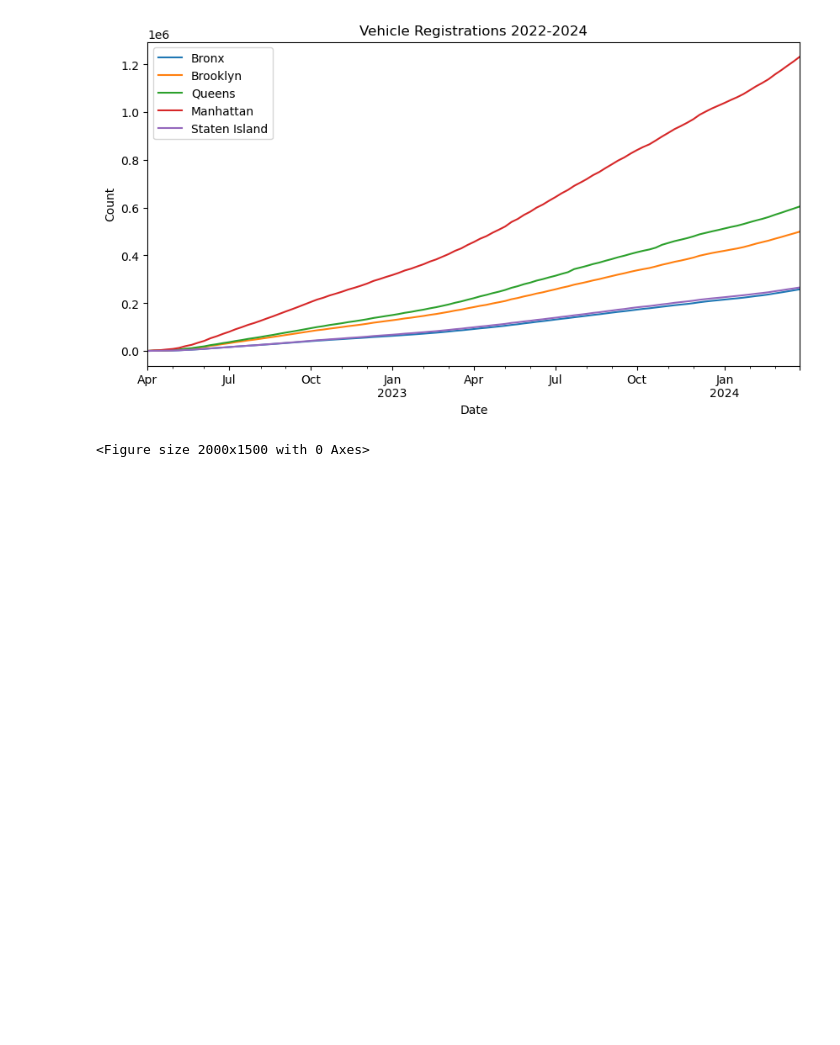
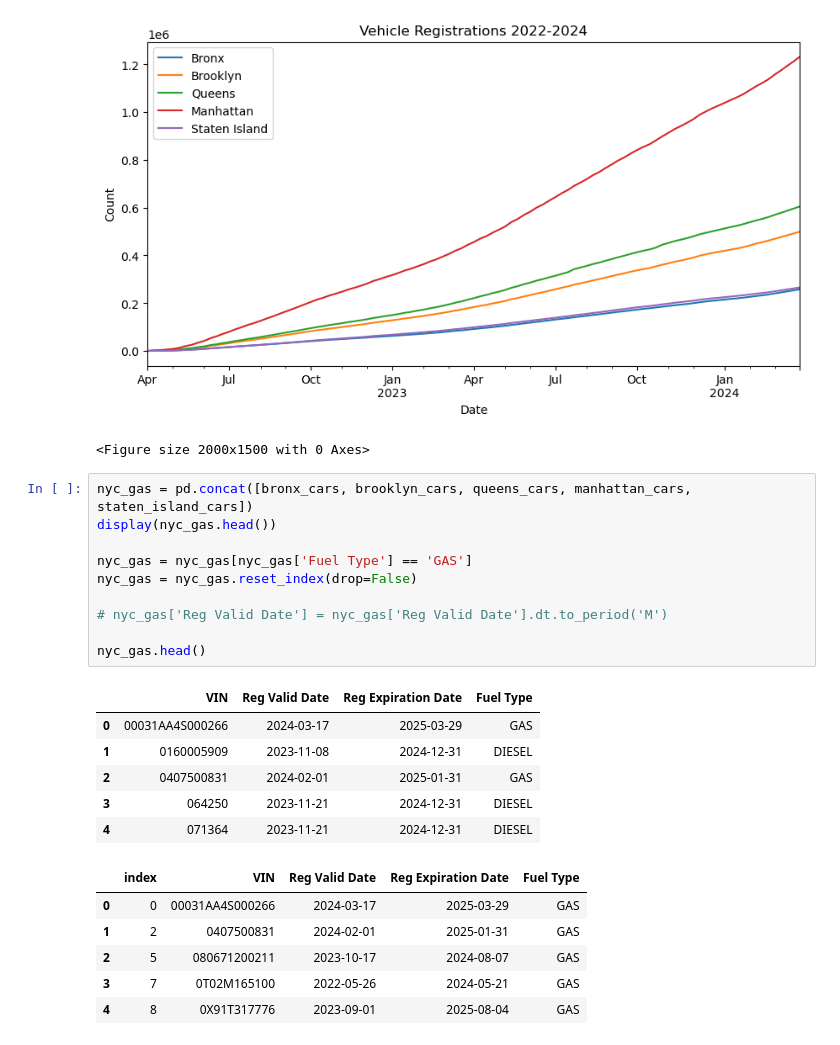
Before and after one commit to heidthecamp/CU-VIRT-AI-PT-03-2024-U-LOLC-PROJECT-1, a Jupyter notebook: displaying_data.ipynb, the cells around one changed output. Drawn from its saved outputs; the diff is of its cells as text; blank space fills up the shorter version.

```diff
--- a/displaying_data.ipynb
+++ b/displaying_data.ipynb
@@ -257,3 +251,26 @@ plt.show()
 # %% [output]
 [figure]
 <Figure size 2000x1500 with 0 Axes>
+# %%
+nyc_gas = pd.concat([bronx_cars, brooklyn_cars, queens_cars, manhattan_cars, staten_island_cars])
+display(nyc_gas.head())
+
+nyc_gas = nyc_gas[nyc_gas['Fuel Type'] == 'GAS']
+nyc_gas = nyc_gas.reset_index(drop=False)
+
+# nyc_gas['Reg Valid Date'] = nyc_gas['Reg Valid Date'].dt.to_period('M')
+
+nyc_gas.head()
+# %% [output]
+|  | VIN | Reg Valid Date | Reg Expiration Date | Fuel Type |
+| 0 | 00031AA4S000266 | 2024-03-17 | 2025-03-29 | GAS |
+| 1 | 0160005909 | 2023-11-08 | 2024-12-31 | DIESEL |
+| 2 | 0407500831 | 2024-02-01 | 2025-01-31 | GAS |
+| 3 | 064250 | 2023-11-21 | 2024-12-31 | DIESEL |
+| 4 | 071364 | 2023-11-21 | 2024-12-31 | DIESEL |
+|  | index | VIN | Reg Valid Date | Reg Expiration Date | Fuel Type |
+| 0 | 0 | 00031AA4S000266 | 2024-03-17 | 2025-03-29 | GAS |
+| 1 | 2 | 0407500831 | 2024-02-01 | 2025-01-31 | GAS |
+| 2 | 5 | 080671200211 | 2023-10-17 | 2024-08-07 | GAS |
+| 3 | 7 | 0T02M165100 | 2022-05-26 | 2024-05-21 | GAS |
+| 4 | 8 | 0X91T317776 | 2023-09-01 | 2025-08-04 | GAS |
```
Also changed, not shown: parts of 1 cell of this notebook, 1 other file.
